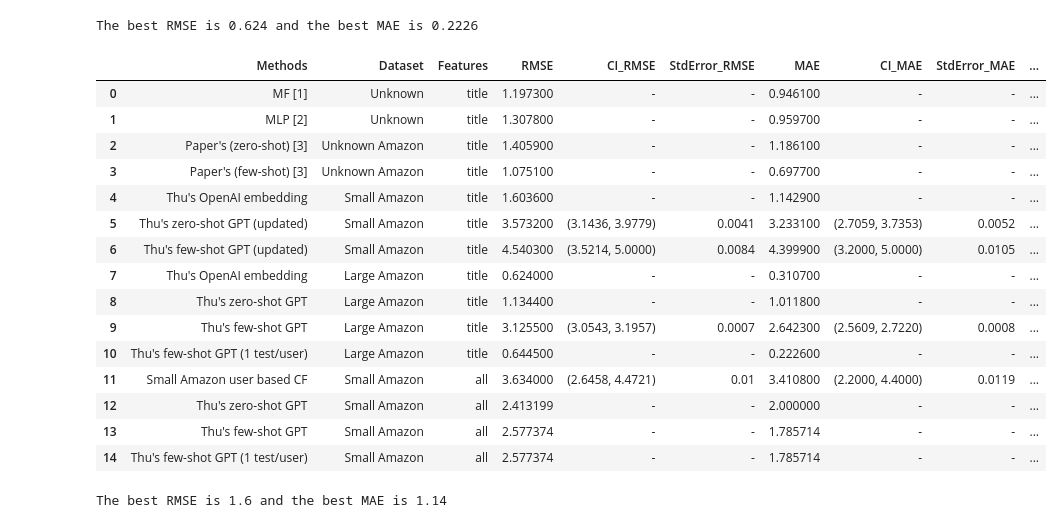
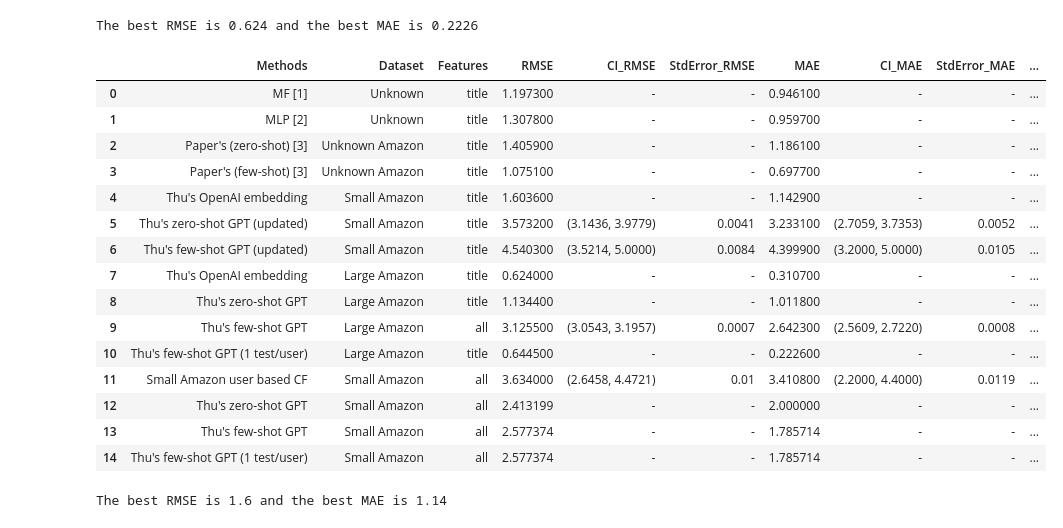
Before and after one commit to tnathu-ai/recommender-system-openAI, a Jupyter notebook: rec-sys/notebook/evaluation/amazon.ipynb, the cells around one changed output. Saved outputs shown, nothing was run; the diff lists cells and outputs as text; code cells hidden in the pictures.

```diff
--- a/rec-sys/notebook/evaluation/amazon.ipynb
+++ b/rec-sys/notebook/evaluation/amazon.ipynb
@@ -103,37 +100,39 @@ df = pd.concat([df, pd.DataFrame(new_rows)], ignore_index=True)
 
 # Update large Amazon few-shot
 large_amazon_few_shot_index = df[(df['Methods'] == "Thu's few-shot GPT") & (df['Dataset'] == "Large Amazon")].index[0]
+df.at[large_amazon_few_shot_index, 'Features'] = "all"  # Updating the Features to 'all'
 df.at[large_amazon_few_shot_index, 'RMSE'] = 3.1255
 df.at[large_amazon_few_shot_index, 'CI_RMSE'] = "(3.0543, 3.1957)"
 df.at[large_amazon_few_shot_index, 'StdError_RMSE'] = 0.0007
 df.at[large_amazon_few_shot_index, 'MAE'] = 2.6423
 df.at[large_amazon_few_shot_index, 'CI_MAE'] = "(2.5609, 2.7220)"
 df.at[large_amazon_few_shot_index, 'StdError_MAE'] = 0.0008
 df.at[large_amazon_few_shot_index, 'Wall Time'] = "6h 16min 2s"
+
 
 # Export table to LaTeX
 df.style.to_latex("../latex/amazon_table.tex")
 
 # Display the best RMSE & MAE
 best_rmse = df['RMSE'].min()
 best_mae = df['MAE'].min()
 print(f'The best RMSE is {best_rmse} and the best MAE is {best_mae}')
 
 # Display the updated DataFrame
 df
 # %% [output]
 The best RMSE is 0.624 and the best MAE is 0.2226
 |  | Methods | Dataset | Features | RMSE | CI_RMSE | StdError_RMSE | MAE | CI_MAE | StdError_MAE | ... |
 | 0 | MF [1] | Unknown | title | 1.197300 | - | - | 0.946100 | - | - | ... |
 | 1 | MLP [2] | Unknown | title | 1.307800 | - | - | 0.959700 | - | - | ... |
 | 2 | Paper's (zero-shot) [3] | Unknown Amazon | title | 1.405900 | - | - | 1.186100 | - | - | ... |
 | 3 | Paper's (few-shot) [3] | Unknown Amazon | title | 1.075100 | - | - | 0.697700 | - | - | ... |
 | 4 | Thu's OpenAI embedding | Small Amazon | title | 1.603600 | - | - | 1.142900 | - | - | ... |
 | 5 | Thu's zero-shot GPT (updated) | Small Amazon | title | 3.573200 | (3.1436, 3.9779) | 0.0041 | 3.233100 | (2.7059, 3.7353) | 0.0052 | ... |
 | 6 | Thu's few-shot GPT (updated) | Small Amazon | title | 4.540300 | (3.5214, 5.0000) | 0.0084 | 4.399900 | (3.2000, 5.0000) | 0.0105 | ... |
 | 7 | Thu's OpenAI embedding | Large Amazon | title | 0.624000 | - | - | 0.310700 | - | - | ... |
 | 8 | Thu's zero-shot GPT | Large Amazon | title | 1.134400 | - | - | 1.011800 | - | - | ... |
-| 9 | Thu's few-shot GPT | Large Amazon | title | 3.125500 | (3.0543, 3.1957) | 0.0007 | 2.642300 | (2.5609, 2.7220) | 0.0008 | ... |
+| 9 | Thu's few-shot GPT | Large Amazon | all | 3.125500 | (3.0543, 3.1957) | 0.0007 | 2.642300 | (2.5609, 2.7220) | 0.0008 | ... |
 | 10 | Thu's few-shot GPT (1 test/user) | Large Amazon | title | 0.644500 | - | - | 0.222600 | - | - | ... |
 | 11 | Small Amazon user based CF | Small Amazon | all | 3.634000 | (2.6458, 4.4721) | 0.01 | 3.410800 | (2.2000, 4.4000) | 0.0119 | ... |
 | 12 | Thu's zero-shot GPT | Small Amazon | all | 2.413199 | - | - | 2.000000 | - | - | ... |
```
Also changed, not shown: parts of 4 cells of this notebook, 6 other files.
